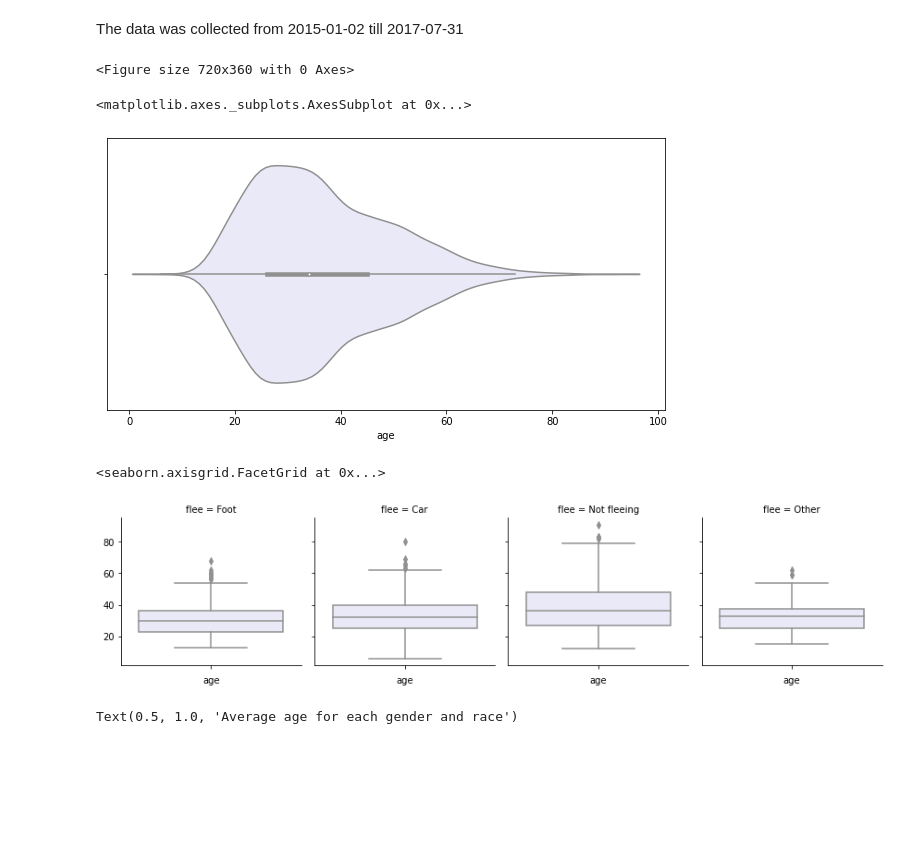
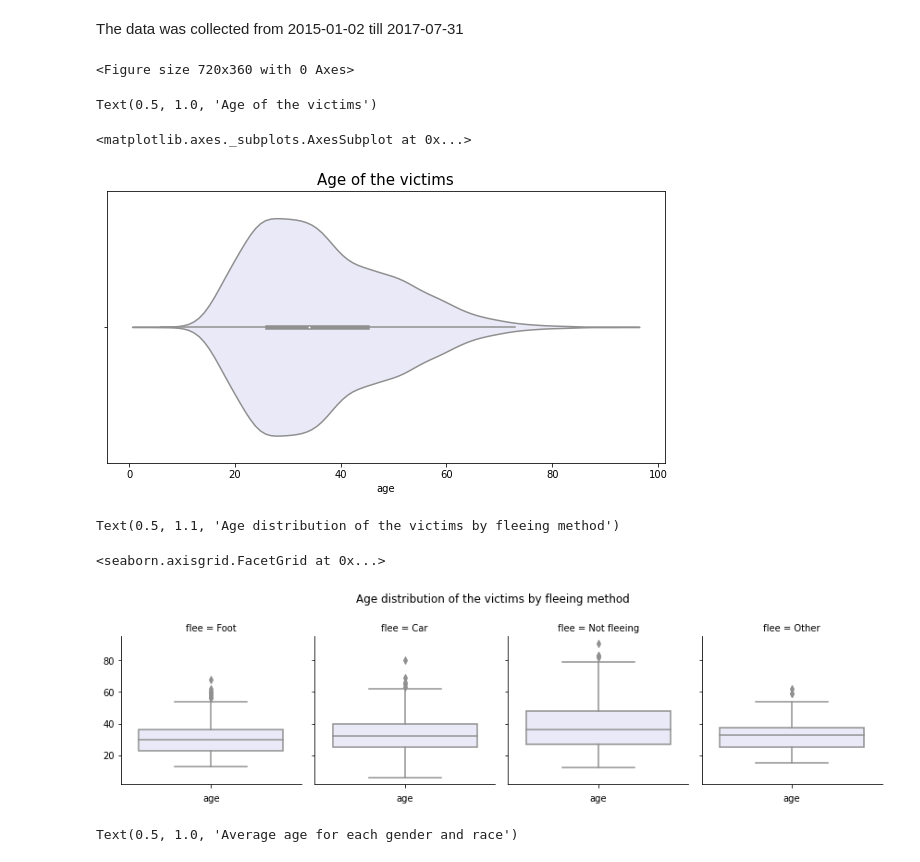
Before and after one commit to UToledo-DataScience/Fatal-Police-Shootings-in-the-US, a Jupyter notebook: EDA/EDA.ipynb, the cells around one changed output. Drawn from its saved outputs; the diff is of its cells as text; code cells hidden in the pictures; blank space fills up the shorter version.

```diff
--- a/EDA/EDA.ipynb
+++ b/EDA/EDA.ipynb
@@ -8,12 +6,3 @@ import matplotlib.pyplot as plt
 import seaborn as sns
 from IPython.core.interactiveshell import InteractiveShell
 InteractiveShell.ast_node_interactivity = "all"
-# %%
-median_household_income = pd.read_csv('/content/drive/My Drive/data/cleaned-data/cleaned-MedianHouseholdIncome2015.csv', encoding="windows-1252")
-over_25_completed_hs = pd.read_csv('/content/drive/My Drive/data/cleaned-data/cleaned-PercentOver25CompletedHighSchool.csv', encoding="windows-1252")
-people_below_poverty = pd.read_csv('/content/drive/My Drive/data/cleaned-data/cleaned-PercentagePeopleBelowPoverty.csv', encoding="windows-1252")
-race_by_city = pd.read_csv('/content/drive/My Drive/data/cleaned-data/cleaned-ShareRaceByCity.csv', encoding="windows-1252")
-fatal_police_shooting_us = pd.read_csv('/content/drive/My Drive/data/cleaned-data/cleaned-PoliceKillingsUS.csv', encoding="windows-1252")
-demographic = pd.read_csv('/content/drive/My Drive/data/cleaned-data/demographic.csv', encoding="windows-1252")
-combined = pd.read_csv('/content/drive/My Drive/data/cleaned-data/combined.csv', encoding="windows-1252")
-police_killing_us = pd.read_csv('/content/drive/My Drive/data/cleaned-data/police_killing_us.csv', encoding="windows-1252")
@@ -131,17 +123,21 @@ Name: date, Length: 2254, dtype: object
 The data was collected from 2015-01-02 till 2017-07-31
 # %%
 plt.figure(figsize=(10,5))
+plt.title('Age of the victims', fontdict={'fontsize':15})
 sns.violinplot(x=police_killing_us['age'],color='lavender')
 # %% [output]
 <Figure size 720x360 with 0 Axes>
-<matplotlib.axes._subplots.AxesSubplot at 0x...>
+Text(0.5, 1.0, 'Age of the victims')
+<matplotlib.axes._subplots.AxesSubplot at 0x...>
-[figure, old version]
+[figure, new version]
 # %%
 grid = sns.FacetGrid(police_killing_us,col='flee',col_order=['Foot','Car','Not fleeing','Other'])
+plt.suptitle('Age distribution of the victims by fleeing method', y=1.1)
 grid.map(sns.boxplot, 'age', orient='vertical', color='lavender')
 # %% [output]
-<seaborn.axisgrid.FacetGrid at 0x...>
+Text(0.5, 1.1, 'Age distribution of the victims by fleeing method')
+<seaborn.axisgrid.FacetGrid at 0x...>
-[figure, old version]
+[figure, new version]
 # %%
 a=pd.pivot_table(data=fatal_police_shooting_us, values='age', index='gender', columns='race')
 a=a.reindex(columns=['W','A','O','B','N','H'])
```
Also changed, not shown: parts of 6 cells of this notebook, 2 other files.
